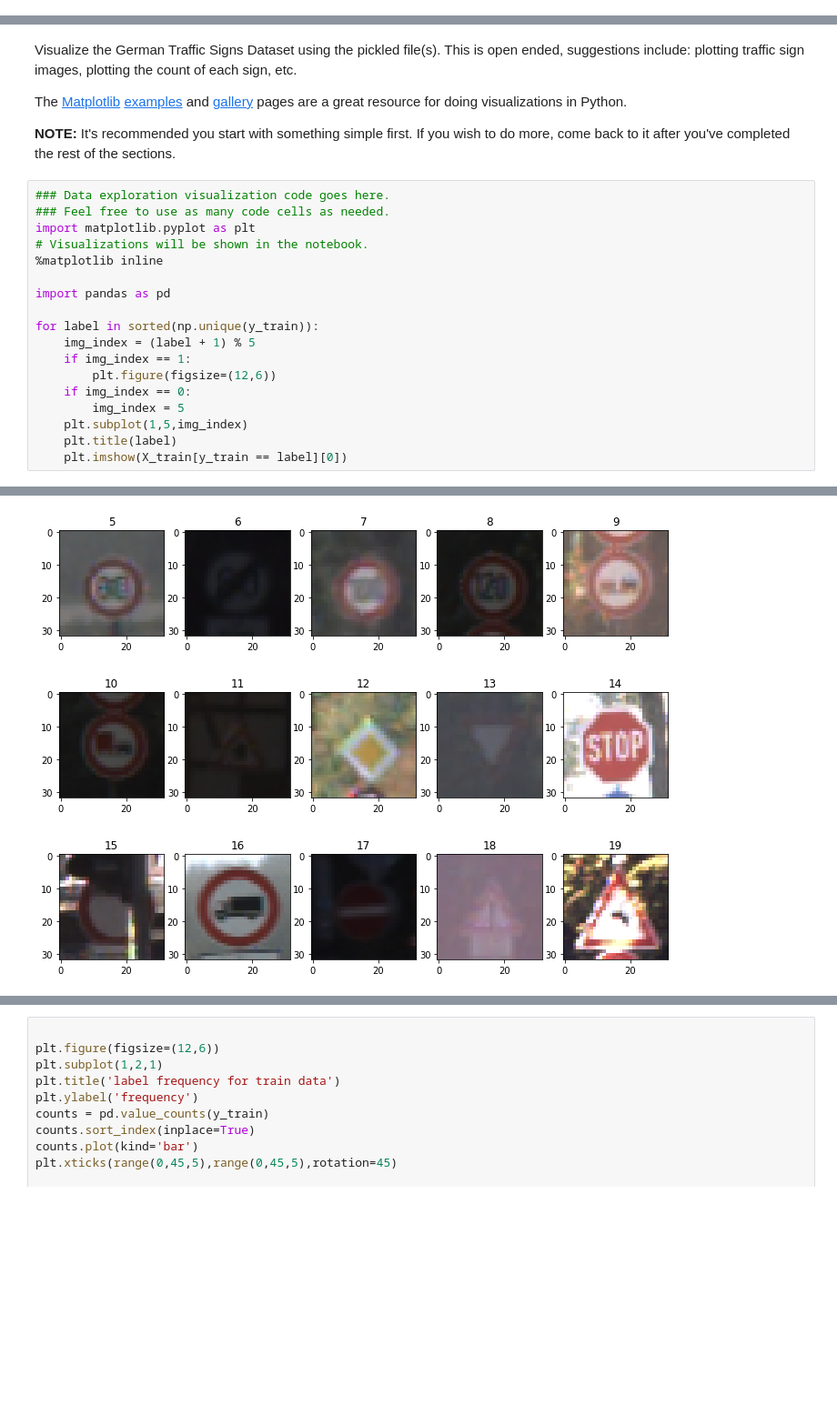
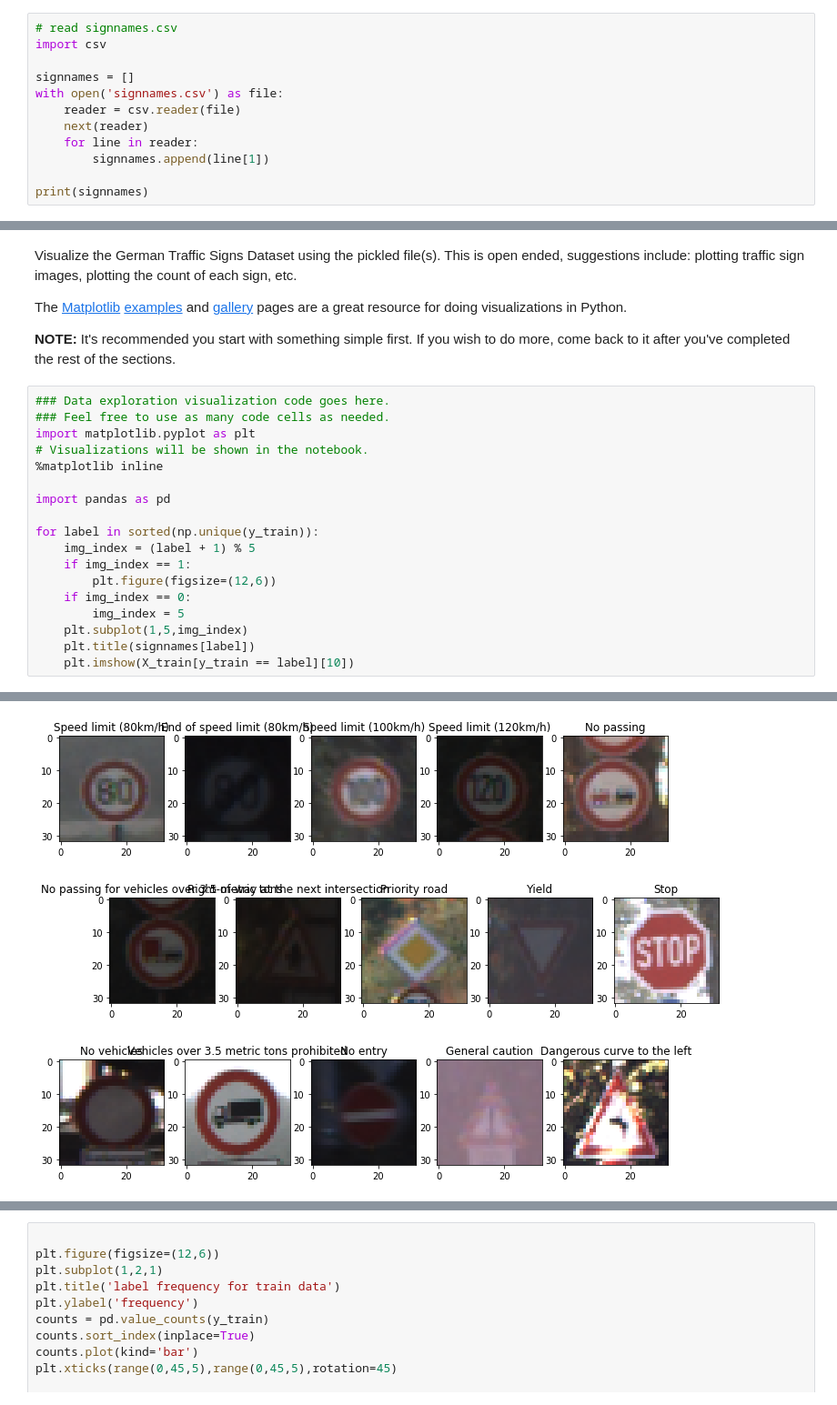
Before and after one commit to licq/CarND-Traffic-Sign-Classifier-Project, a Jupyter notebook: Traffic_Sign_Classifier.ipynb, the cells around one changed output, grey strips where cells are left out. Shown: that part at 91% size. Cells and saved outputs as stored; diff of their text form; blank space fills up the shorter version.

Commit message:
add new image test

```diff
--- a/Traffic_Sign_Classifier.ipynb
+++ b/Traffic_Sign_Classifier.ipynb
@@ -35,3 +35,15 @@ with open(testing_file, mode='rb') as f:
 
 X_train, y_train = train['features'], train['labels']
 X_test, y_test = test['features'], test['labels']
+# %%
+# read signnames.csv
+import csv
+
+signnames = []
+with open('signnames.csv') as file:
+    reader = csv.reader(file)
+    next(reader)
+    for line in reader:
+        signnames.append(line[1])
+
+print(signnames)
@@ -100,6 +114,6 @@ for label in sorted(np.unique(y_train)):
     if img_index == 0:
         img_index = 5
     plt.subplot(1,5,img_index)
-    plt.title(label)
-    plt.imshow(X_train[y_train == label][0])
+    plt.title(signnames[label])
+    plt.imshow(X_train[y_train == label][10])
 # %% [output]
@@ -107,3 +121,3 @@ for label in sorted(np.unique(y_train)):
-[figure, old version]
+[figure, new version]
-[figure, old version]
+[figure, new version]
-[figure, old version]
+[figure, new version]
```
Also changed, not shown: parts of 14 cells of this notebook, 12 other files.
